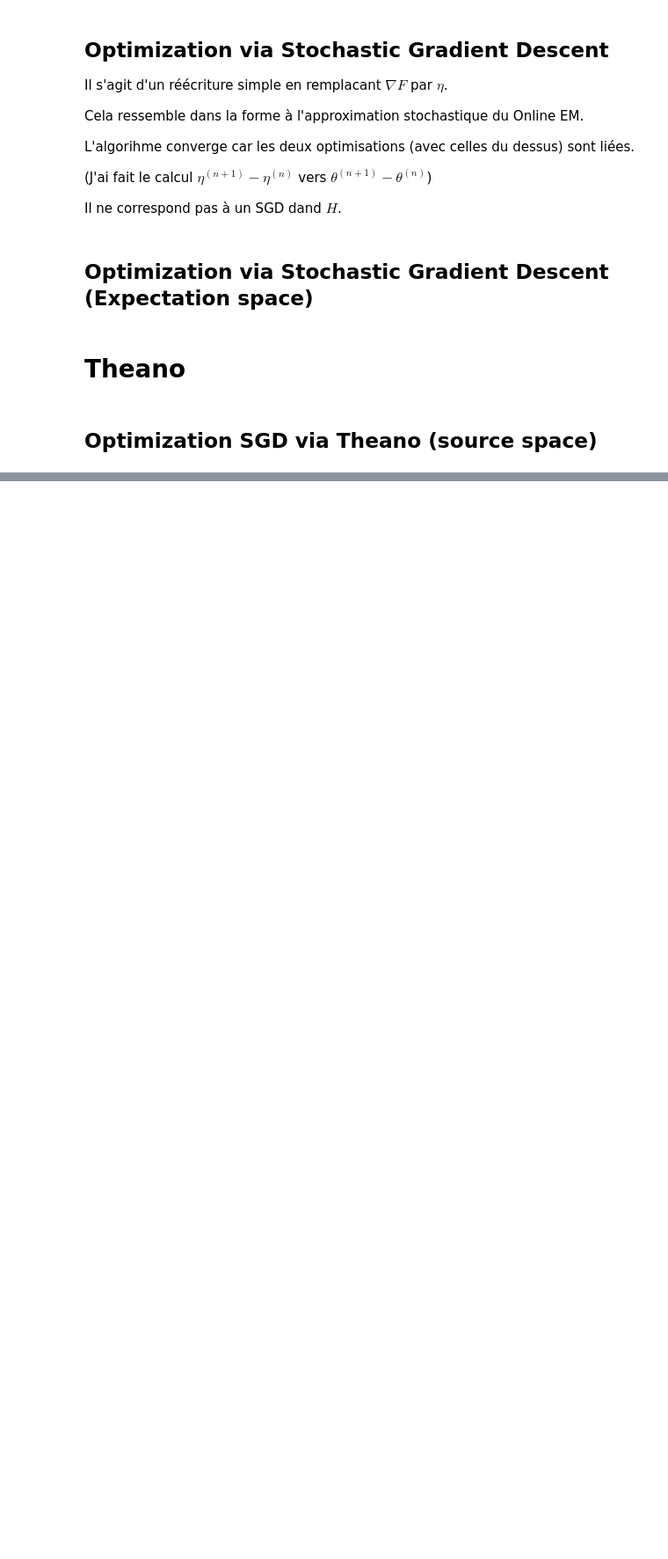
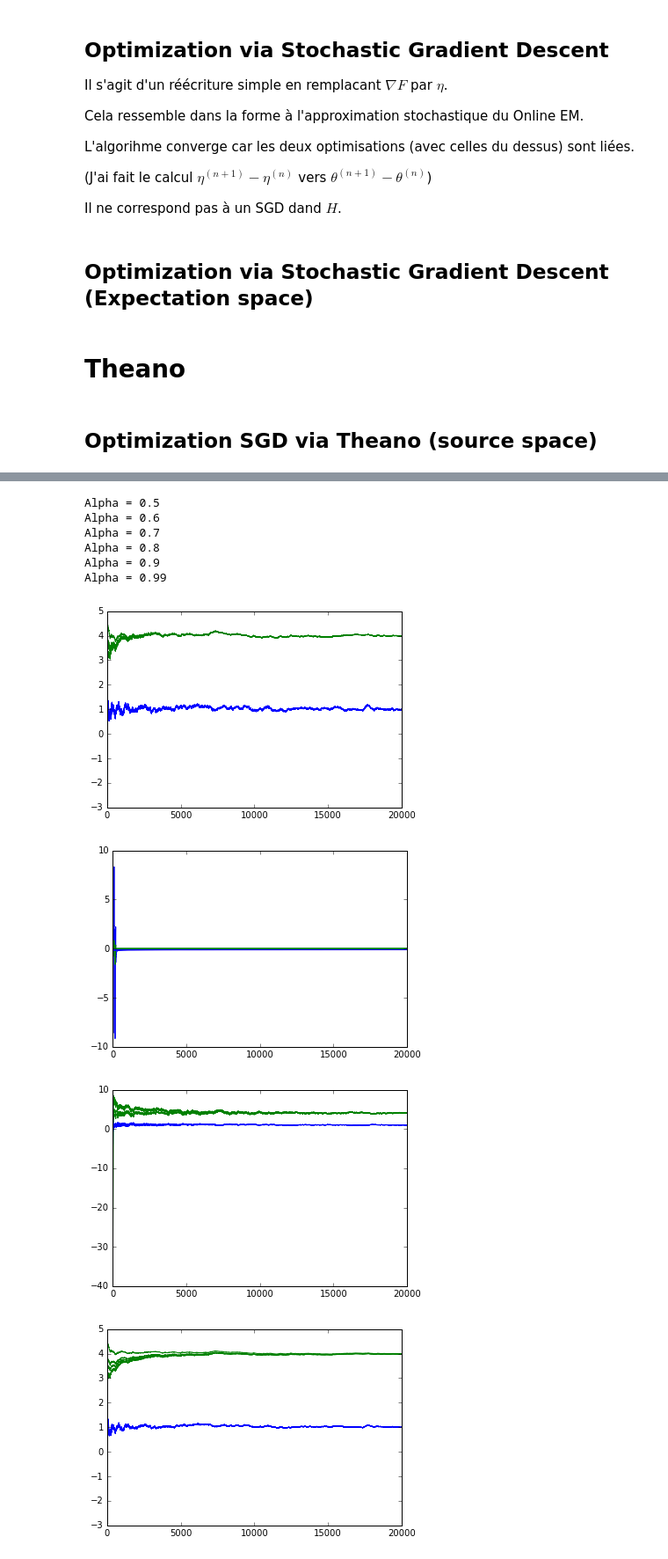
Before and after one commit to christophesaintjean/christophesaintjean.github.io, a Jupyter notebook: Python/Optimization with univariate gaussian.ipynb, the cells around one changed output, grey strips where cells are left out. Shown at 88% size. Cells and saved outputs as stored; diff of their text form; code cells hidden in the pictures; blank space fills up the shorter version.

```diff
--- a/Python/Optimization with univariate gaussian.ipynb
+++ b/Python/Optimization with univariate gaussian.ipynb
@@ -629,0 +829,26 @@ kl_boxplot(results_0005, Xt, [200, 2000, 20000])
+# %%
+for alpha in alpha2s:
+    print ('Alpha = '+str(alpha))
+    SGD_lb_alpha = Parallel(n_jobs=-1, verbose=0)(delayed(train_on_lb)
+                                                  (lb, gradient_updates_2, alpha=alpha) for lb in lb_init)
+    #kl_boxplot(SGD_lb_alpha, ticks)
+    mu_sig_plot(SGD_lb_alpha)
+    SGD_th_alpha = Parallel(n_jobs=-1, verbose=0)(delayed(train_on_th)
+                                                  (th, gradient_updates_2, alpha=alpha) for th in th_init)
+    mu_sig_plot(SGD_th_alpha)
+    #kl_boxplot(SGD_th_alpha, ticks)
+    SGD_et_alpha = Parallel(n_jobs=-1, verbose=0)(delayed(train_on_et)
+                                                  (et, gradient_updates_2, alpha=alpha) for et in et_init)
+    mu_sig_plot(SGD_et_alpha)
+    #kl_boxplot(SGD_et_alpha, ticks)
+# %% [output]
+Alpha = 0.5
+Alpha = 0.6
+Alpha = 0.7
+Alpha = 0.8
+Alpha = 0.9
+Alpha = 0.99
+[figure, added]
+[figure, added]
+[figure, added]
+[figure, added]
```
Also changed, not shown: parts of 26 cells of this notebook.
